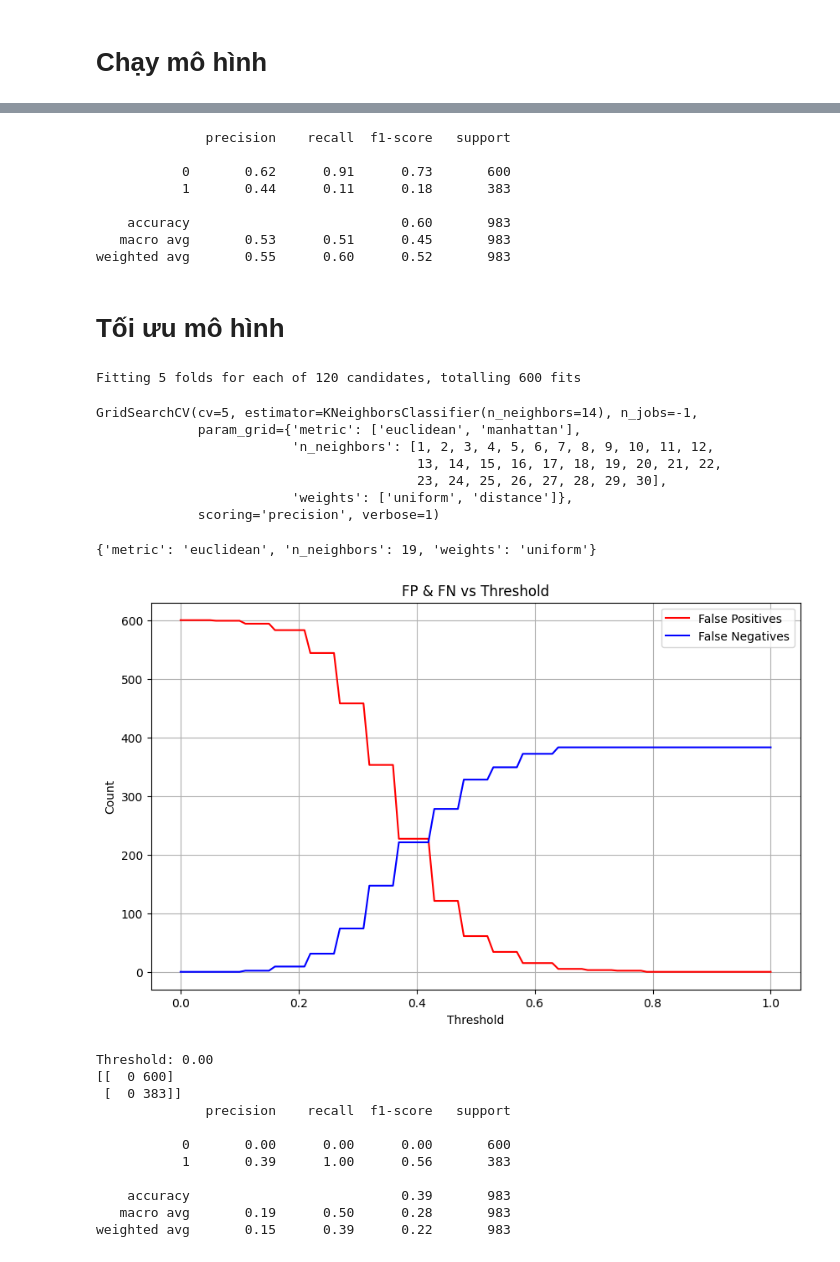
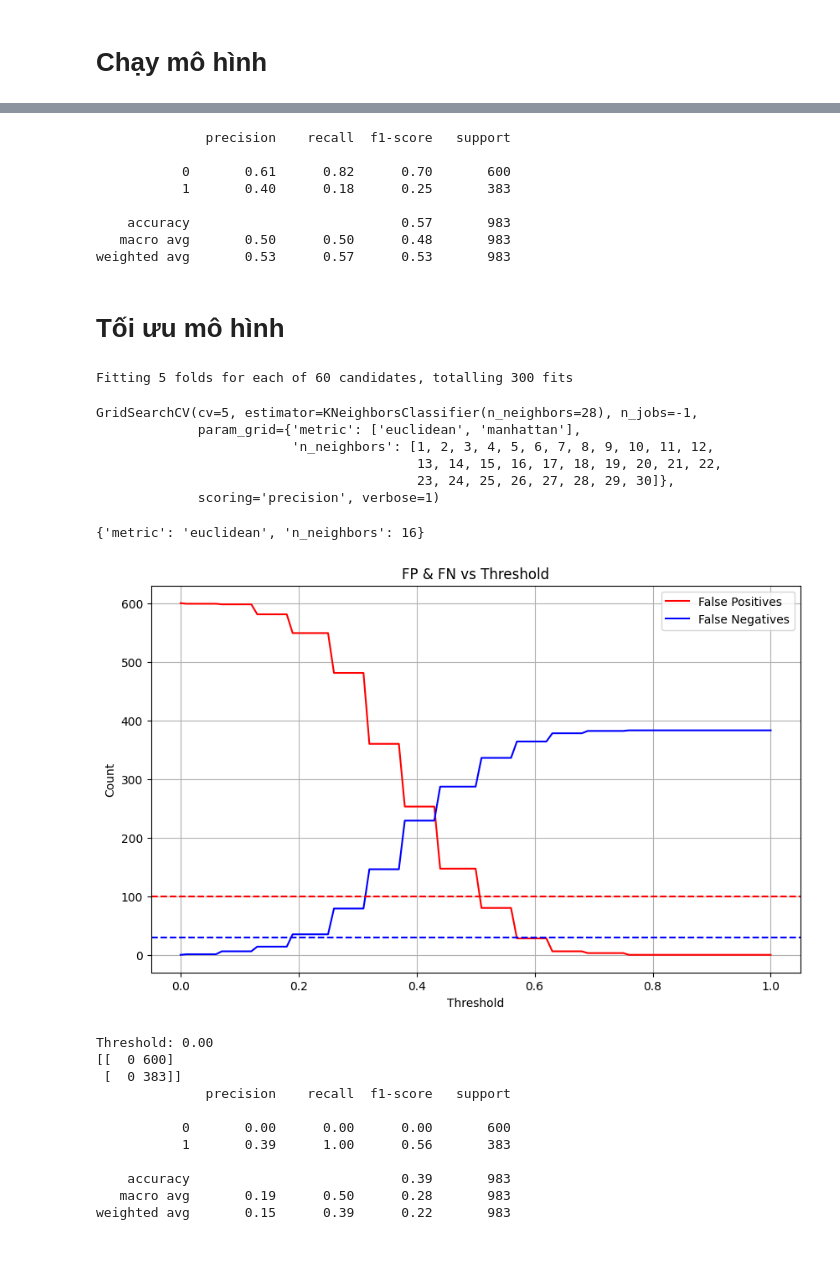
Before and after one commit to A47126/BT-Machine-Learning-Group-7, a Jupyter notebook: water_pota_no_plot.ipynb, the cells around one changed output, grey strips where cells are left out. Drawn from its saved outputs; the diff is of its cells as text; code cells hidden in the pictures.

```diff
--- a/water_pota_no_plot.ipynb
+++ b/water_pota_no_plot.ipynb
@@ -245,6 +245,6 @@ Series([], dtype: int64)
 # Chạy mô hình
 # %%
 random_n = random.randint(1,20)
-knn = KNeighborsClassifier(n_neighbors=random_n)
+knn = KNeighborsClassifier(n_neighbors=28)
 knn.fit(X_train_filled, y_train)
 # %% [output]
@@ -263,36 +263,34 @@ print(classification_report(y_test, y_pred))
 # %% [output]
               precision    recall  f1-score   support
 
-           0       0.62      0.91      0.73       600
-           1       0.44      0.11      0.18       383
+           0       0.61      0.82      0.70       600
+           1       0.40      0.18      0.25       383
 
-    accuracy                           0.60       983
-   macro avg       0.53      0.51      0.45       983
-weighted avg       0.55      0.60      0.52       983
+    accuracy                           0.57       983
+   macro avg       0.50      0.50      0.48       983
+weighted avg       0.53      0.57      0.53       983
 # %% [markdown]
 # Tối ưu mô hình
 # %%
 # Tối ưu số lượng hàng xóm bằng GridSearchCV
 param_grid = {
     'n_neighbors': list(range(1, 31)),
-    'weights': ['uniform', 'distance'],
     'metric': ['euclidean', 'manhattan']
 }
 grid_search = GridSearchCV(knn, param_grid, cv=5, scoring='precision', n_jobs=-1, verbose=1)
 grid_search.fit(X_train_filled, y_train)
 # %% [output]
-Fitting 5 folds for each of 120 candidates, totalling 600 fits
+Fitting 5 folds for each of 60 candidates, totalling 300 fits
-GridSearchCV(cv=5, estimator=KNeighborsClassifier(n_neighbors=14), n_jobs=-1,
+GridSearchCV(cv=5, estimator=KNeighborsClassifier(n_neighbors=28), n_jobs=-1,
              param_grid={'metric': ['euclidean', 'manhattan'],
                          'n_neighbors': [1, 2, 3, 4, 5, 6, 7, 8, 9, 10, 11, 12,
                                          13, 14, 15, 16, 17, 18, 19, 20, 21, 22,
-                                         23, 24, 25, 26, 27, 28, 29, 30],
-                         'weights': ['uniform', 'distance']},
+                                         23, 24, 25, 26, 27, 28, 29, 30]},
              scoring='precision', verbose=1)
 # %%
 grid_search.best_params_
 # %% [output]
-{'metric': 'euclidean', 'n_neighbors': 19, 'weights': 'uniform'}
+{'metric': 'euclidean', 'n_neighbors': 16}
 # %%
 best_KNN = grid_search.best_estimator_
 # %%
@@ -315,17 +313,19 @@ df_thresh['Recall'] = df_thresh['TP'] / (df_thresh['TP'] + df_thresh['FN'])
 # %%
 plt.figure(figsize=(10,6))
 plt.plot(df_thresh["Threshold"], df_thresh["FP"], label="False Positives", color="red")
 plt.plot(df_thresh["Threshold"], df_thresh["FN"], label="False Negatives", color="blue")
+plt.axhline(100, color='red', linestyle='--')
+plt.axhline(30, color='blue', linestyle='--')
 plt.xlabel("Threshold")
 plt.ylabel("Count")
 plt.title("FP & FN vs Threshold")
 plt.legend()
 plt.grid()
 plt.show()
 
 # Vẽ biểu đồ ngưỡng FP và FN theo Threshold
 # %% [output]
-[figure, old version]
+[figure, new version]
 # %%
 # In ra confusion matrix & classification report theo nhiều threshold khác nhau
 for t in threshold:
```
Also changed, not shown: parts of 8 cells of this notebook.
